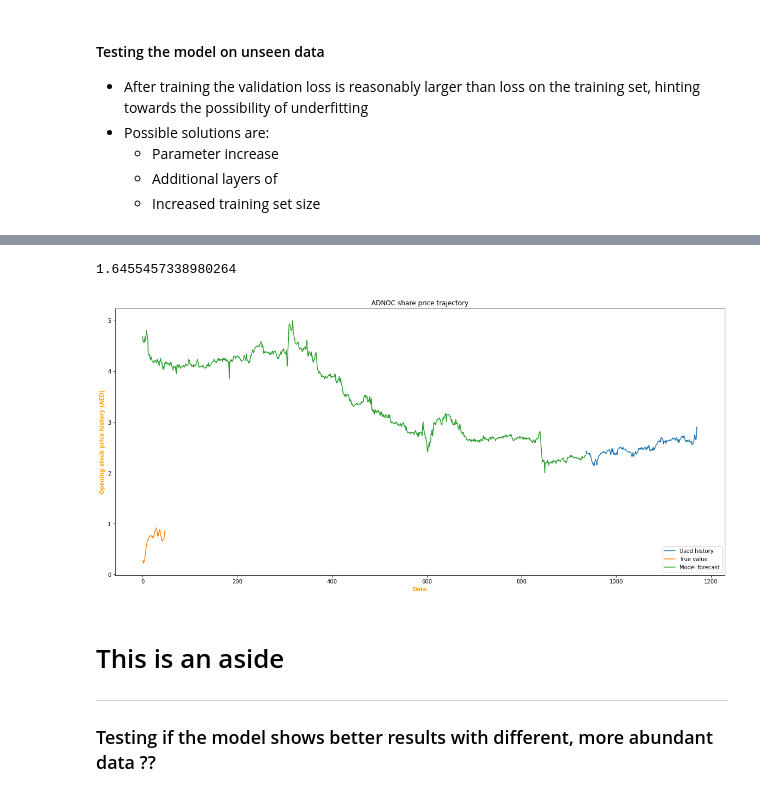
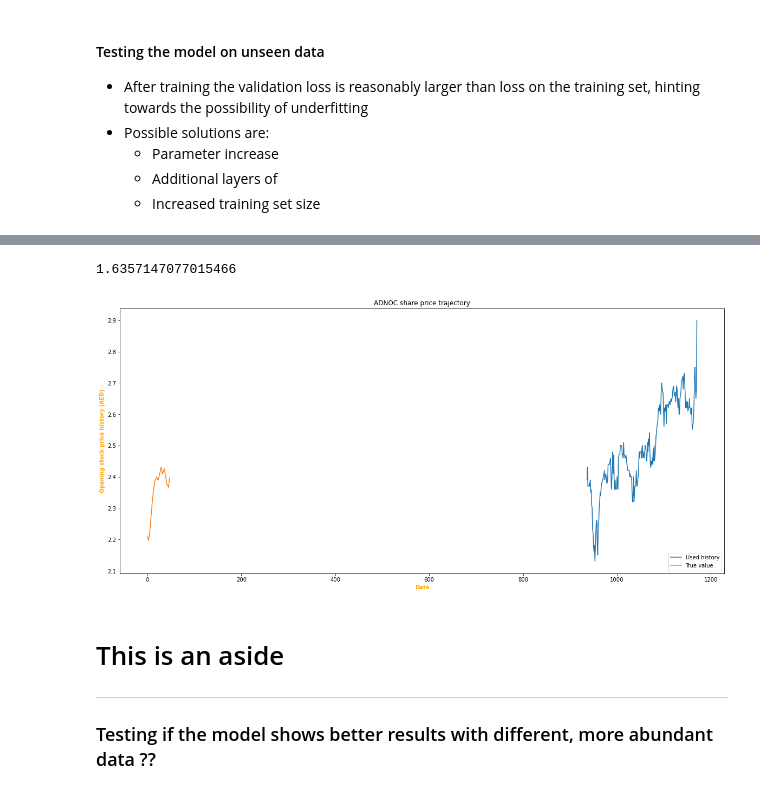
Before and after one commit to abdullamatar/LSTM-Financial-Forecaster, a Jupyter notebook: LSTM_forecaster.ipynb, the cells around one changed output, grey strips where cells are left out. Saved outputs shown, nothing was run; the diff lists cells and outputs as text; code cells hidden in the pictures.

```diff
--- a/LSTM_forecaster.ipynb
+++ b/LSTM_forecaster.ipynb
@@ -217,6 +217,6 @@ _________________________________________________________________
 # %%
 %%time
 #The accuracy is not changing, maybe hinting that the optimizer has found a local minimum. IDK what to do but shall find out...
-history = lstm_model.fit(X_train, y_train, epochs=40,batch_size=32,validation_data=(X_valid,y_valid), verbose=1)
+history = lstm_model.fit(X_train, y_train, epochs=22,batch_size=32,validation_data=(X_valid,y_valid), verbose=1)
 # learner = lstm_model.fit(X_train, y_train, epochs=100,batch_size=32, verbose=2)
 # %% [output]
@@ -276,28 +276,29 @@ model_prediction.shape
 rootmse = np.sqrt(np.mean(model_prediction-y_test)**2)
 rootmse
 # %% [output]
-1.6455457338980264
+1.6357147077015466
 # %%
+# TODO: Somethings def wrong w the slicing. Quick fix.
 totalset = unsplit_dat.filter(['Open'])
 # plt.plot(unsplit_dat[['Open']], color='orange',label='adnoc true share price')
 trainedData = totalset[len(training_set):]
 evalDat = totalset[:len(training_set)]
 forecast = model_prediction
 plt.figure(figsize=(20,9))
 
 plt.title('ADNOC share price trajectory')
 plt.xlabel('Date')
 plt.ylabel('Opening stock price history (AED)')
 plt.plot(trainedData)
 plt.plot(model_prediction)
-plt.plot(evalDat)
+# plt.plot(evalDat)
 plt.legend(['Used history', 'True value', 'Model forecast'], loc='lower right')
 # evaluationData = unsplit_dat[valid_and_test_set.shape[0]:]
 
 # plt.plot(model_prediction, color='black',label='model prediction')
 plt.show()
 # %% [output]
-[figure, old version]
+[figure, new version]
 # %%
 lstm_model.save('transferable.h5')
 # %% [markdown]
```
Also changed, not shown: parts of 4 cells of this notebook.
